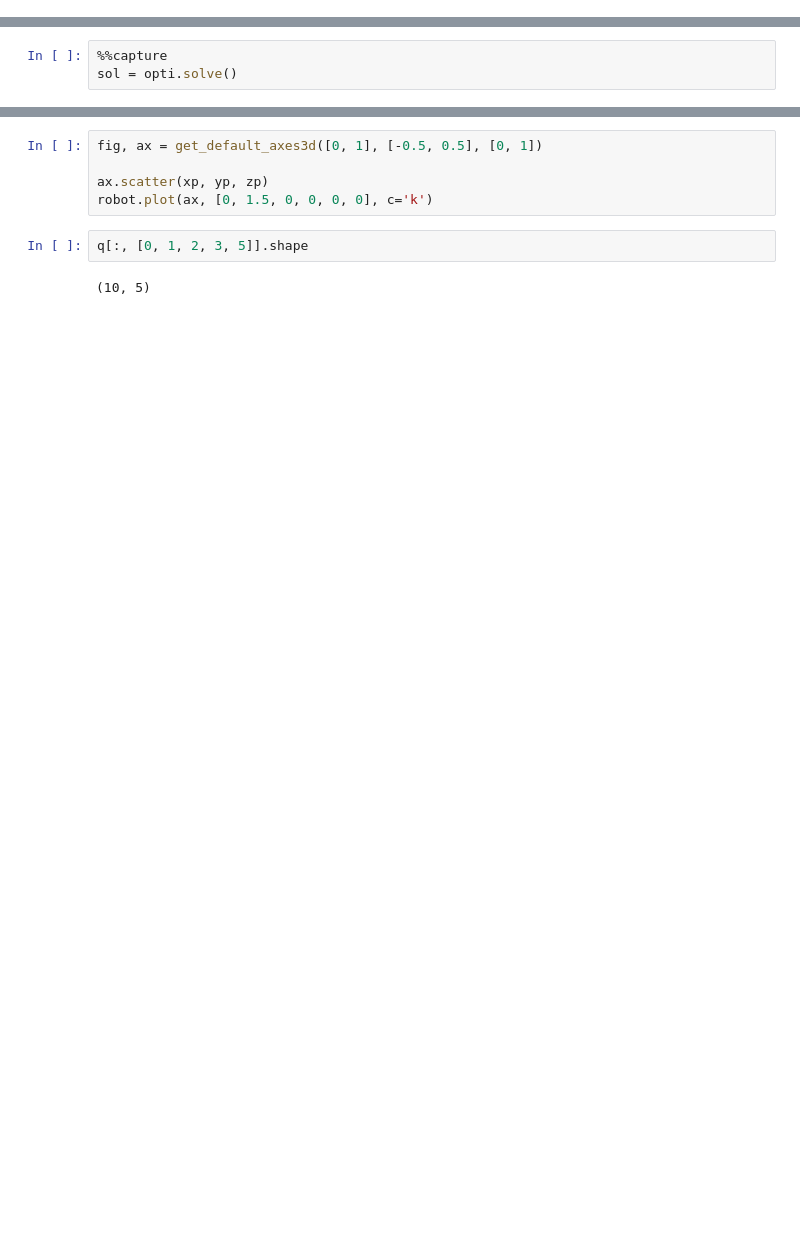
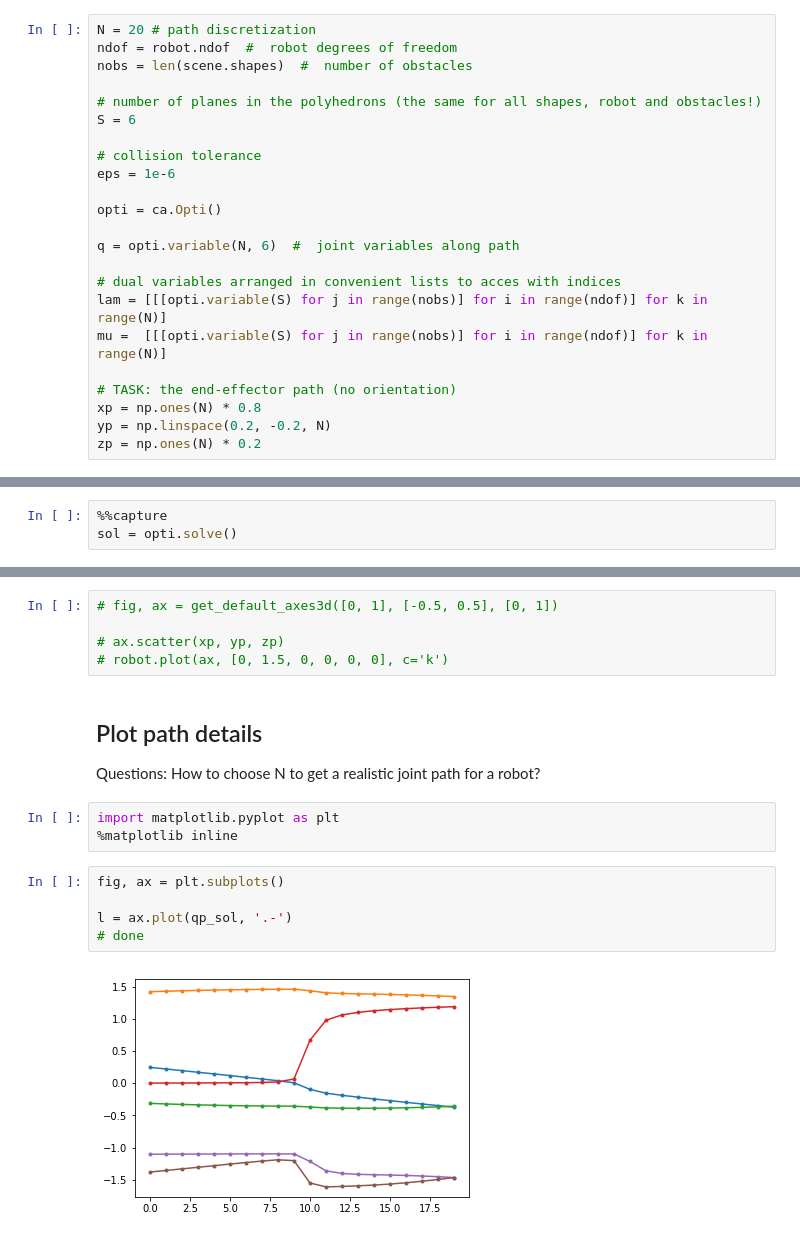
Before and after one commit to JeroenDM/deprecated-acrobotics, a Jupyter notebook: notebooks/path_following_kuka_casadi.ipynb, the cells around one changed output, grey strips where cells are left out. Drawn from its saved outputs; the diff is of its cells as text; blank space fills up the shorter version.

```diff
--- a/notebooks/path_following_kuka_casadi.ipynb
+++ b/notebooks/path_following_kuka_casadi.ipynb
@@ -29,0 +89,23 @@ zp = np.ones(N) * 0.2
+# %%
+N = 20 # path discretization
+ndof = robot.ndof  #  robot degrees of freedom
+nobs = len(scene.shapes)  #  number of obstacles
+
+# number of planes in the polyhedrons (the same for all shapes, robot and obstacles!)
+S = 6
+
+# collision tolerance
+eps = 1e-6
+
+opti = ca.Opti()
+
+q = opti.variable(N, 6)  #  joint variables along path
+
+# dual variables arranged in convenient lists to acces with indices
+lam = [[[opti.variable(S) for j in range(nobs)] for i in range(ndof)] for k in range(N)]
+mu =  [[[opti.variable(S) for j in range(nobs)] for i in range(ndof)] for k in range(N)]
+
+# TASK: the end-effector path (no orientation)
+xp = np.ones(N) * 0.8
+yp = np.linspace(0.2, -0.2, N)
+zp = np.ones(N) * 0.2
@@ -52,10 +161,21 @@ ax.scatter(xp, yp, zp)
 robot.animate_path(fig, ax, qp_sol)
 # %%
-fig, ax = get_default_axes3d([0, 1], [-0.5, 0.5], [0, 1])
+# fig, ax = get_default_axes3d([0, 1], [-0.5, 0.5], [0, 1])
 
-ax.scatter(xp, yp, zp)
-robot.plot(ax, [0, 1.5, 0, 0, 0, 0], c='k')
+# ax.scatter(xp, yp, zp)
+# robot.plot(ax, [0, 1.5, 0, 0, 0, 0], c='k')
-# %%
-q[:, [0, 1, 2, 3, 5]].shape
-# %% [output]
-(10, 5)
+# %% [markdown]
+## Plot path details
+
+Questions:
+How to choose N to get a realistic joint path for a robot?
+# %%
+import matplotlib.pyplot as plt
+%matplotlib inline
+# %%
+fig, ax = plt.subplots()
+
+l = ax.plot(qp_sol, '.-')
+# done
+# %% [output]
+[figure, added]
```
Also changed, not shown: parts of 15 cells of this notebook, 1 other file.
